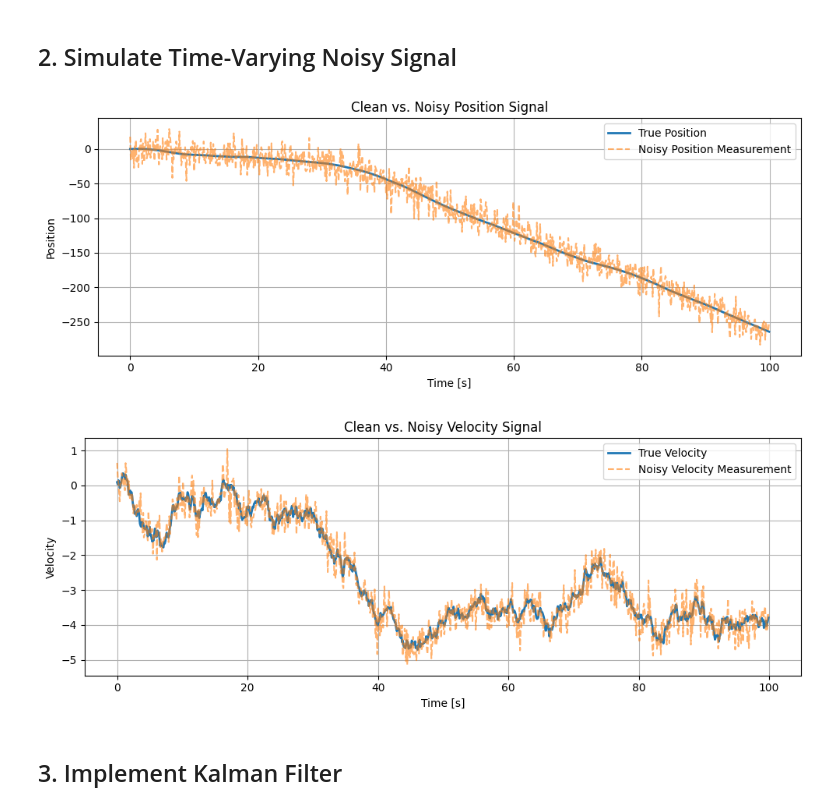
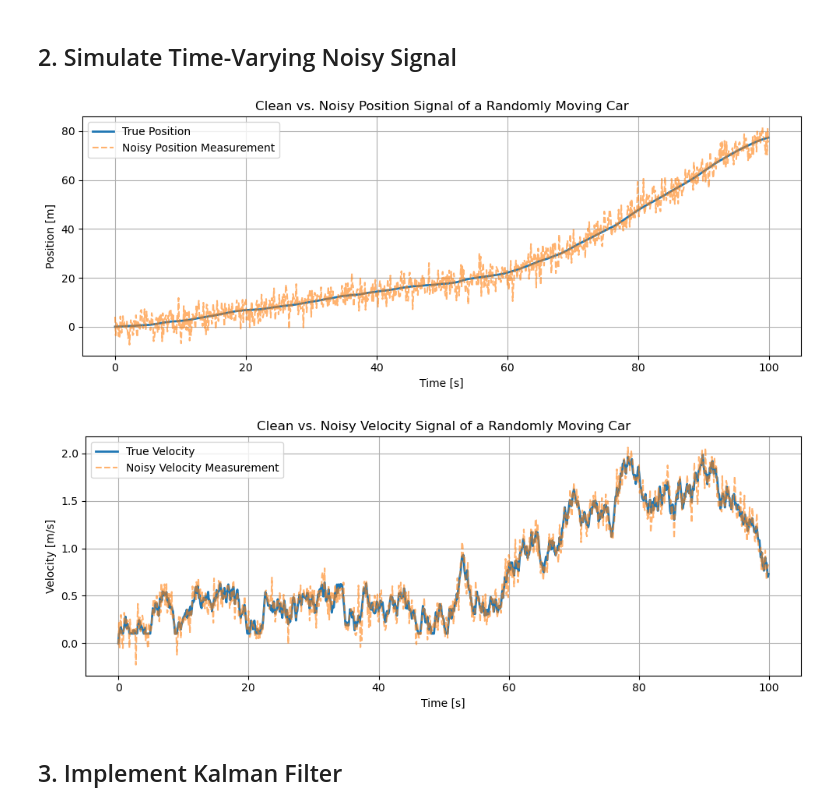
Before and after one commit to FlorianEMeier/FS25_MSP_digitalcom, a Jupyter notebook: Project_KALM/notebook/Project4_Starter.ipynb, the cells around one changed output. Drawn from its saved outputs; the diff is of its cells as text; code cells hidden in the pictures.

```diff
--- a/Project_KALM/notebook/Project4_Starter.ipynb
+++ b/Project_KALM/notebook/Project4_Starter.ipynb
@@ -36,52 +31,65 @@ from utils import *
 # %% [markdown]
 ## 2. Simulate Time-Varying Noisy Signal
 # %%
-# TODO: Simulate a random walk (or similar) dynamic process
-
 # Time setup
-dt = 0.1
-T = 100
+dt = 0.1        # Time step [s]
+T = 100         # Total simulation time [s]
 N = int(T / dt)
 np.random.seed(69)
 
 # Time vector
 time = np.arange(N) * dt
 
-# Random walk motion
-vel_true = np.cumsum(np.random.normal(0, 0.1, N))  # Velocity as random walk
-pos_true = np.cumsum(vel_true * dt)               # Position as integral of velocity
+# Parameters for realistic car dynamics
+max_acc = 1      # Maximum acceleration [m/s²]
+min_acc = -1     # Maximum braking [m/s²]
+max_speed = 10     # Max speed [m/s]
+min_speed = 0.1      # No reverse for simplicity
 
-# Noisy measurements
+# Generate bounded random acceleration profile
+acc_profile = np.random.uniform(min_acc, max_acc, N)
+
+# Integrate acceleration to get velocity (with speed limits)
+vel_true = np.zeros(N)
+for i in range(1, N):
+    vel_true[i] = vel_true[i-1] + acc_profile[i] * dt
+    vel_true[i] = np.clip(vel_true[i], min_speed, max_speed)
+
+# Integrate velocity to get position
+pos_true = np.cumsum(vel_true * dt)
+
+# Add realistic noise
 snr_db_pos = 20
 snr_db_vel = 20
 pos_meas = add_awgn_noise(pos_true, snr_db_pos)
 vel_meas = add_awgn_noise(vel_true, snr_db_vel)
 
-
+# Plot Position
 plt.figure(figsize=(10, 4))
 plt.plot(time, pos_true, label='True Position', linewidth=2)
 plt.plot(time, pos_meas, label='Noisy Position Measurement', linestyle='--', alpha=0.6)
-plt.title('Clean vs. Noisy Position Signal')
+plt.title('Clean vs. Noisy Position Signal of a Randomly Moving Car')
 plt.xlabel('Time [s]')
-plt.ylabel('Position')
+plt.ylabel('Position [m]')
 plt.legend()
 plt.grid()
 plt.tight_layout()
 plt.show()
 
+# Plot Velocity
 plt.figure(figsize=(10, 4))
 plt.plot(time, vel_true, label='True Velocity', linewidth=2)
 plt.plot(time, vel_meas, label='Noisy Velocity Measurement', linestyle='--', alpha=0.6)
-plt.title('Clean vs. Noisy Velocity Signal')
+plt.title('Clean vs. Noisy Velocity Signal of a Randomly Moving Car')
 plt.xlabel('Time [s]')
-plt.ylabel('Velocity')
+plt.ylabel('Velocity [m/s]')
 plt.legend()
 plt.grid()
 plt.tight_layout()
 plt.show()
 # %% [output]
-[figure, old version]
+[figure, new version]
-[figure, old version]
+[figure, new version]
 # %% [markdown]
 ## 3. Implement Kalman Filter
 # %%
```
Also changed, not shown: parts of 3 cells of this notebook.
